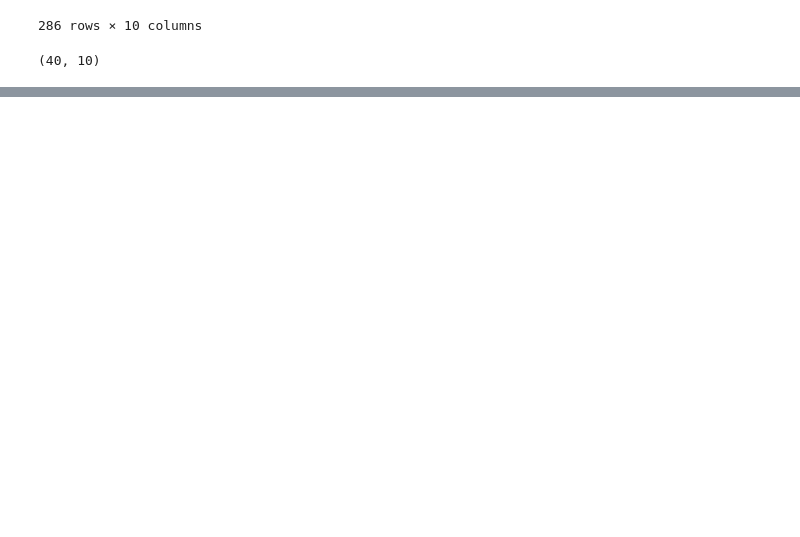
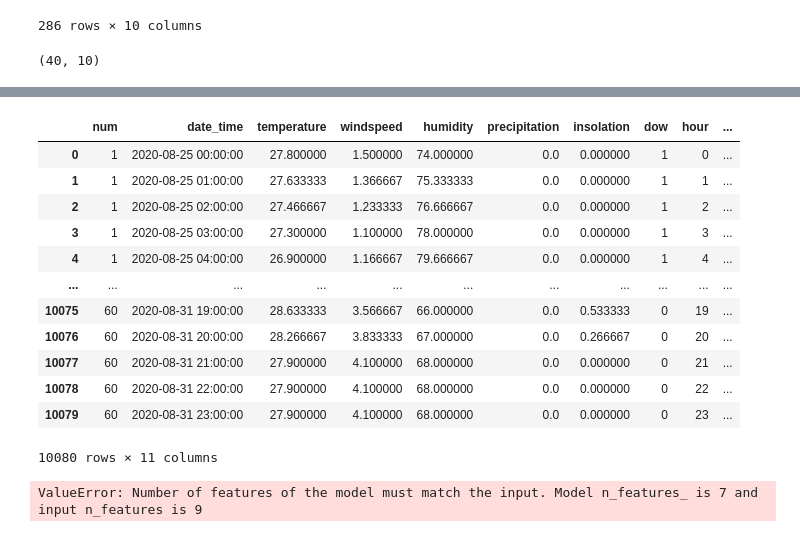
Before and after one commit to sainthm/MGS_AI_DS, a Jupyter notebook: YDK/dacon/AI_competition_for_predicting_power_usage/Prediction_of_power_consumption_PJT.ipynb, the cells around one changed output, grey strips where cells are left out. Drawn from its saved outputs; the diff is of its cells as text; code cells hidden in the pictures; blank space fills up the shorter version.

```diff
--- a/YDK/dacon/AI_competition_for_predicting_power_usage/Prediction_of_power_consumption_PJT.ipynb
+++ b/YDK/dacon/AI_competition_for_predicting_power_usage/Prediction_of_power_consumption_PJT.ipynb
@@ -502,0 +505,7 @@ print(X_train.shape, X_val.shape, y_train.shape, y_val.shape)
+# %%
+## To-Do-2
+
+test['dow'] = test.date_time.dt.dayofweek
+test['hour'] = test.date_time.dt.hour
+X_test = test.drop(columns=["num", "date_time"])
+X_test
@@ -502,0 +526,30 @@ print(X_train.shape, X_val.shape, y_train.shape, y_val.shape)
+# %%
+# 2. 건물 정보
+# train에 있는 건물별 각 시간의 건물 정보를 그대로 쓸 수 있지 않을까?
+## TO-DO
+#  1) train에 있는 각 건물별로 elec_cool와 solar가 같은지 체크
+
+
+#  2) 같다면, test data에 같은 건물 번호를 가지는 데이터에 연결.
+building_info = train[["num", "elec_cool", "solar"]].drop_duplicates()
+test = pd.merge(test.drop(columns=["elec_cool", "solar"]), building_info, on="num")
+test
+# %% [output]
+|  | num | date_time | temperature | windspeed | humidity | precipitation | insolation | dow | hour | ... |
+| 0 | 1 | 2020-08-25 00:00:00 | 27.800000 | 1.500000 | 74.000000 | 0.0 | 0.000000 | 1 | 0 | ... |
+| 1 | 1 | 2020-08-25 01:00:00 | 27.633333 | 1.366667 | 75.333333 | 0.0 | 0.000000 | 1 | 1 | ... |
+| 2 | 1 | 2020-08-25 02:00:00 | 27.466667 | 1.233333 | 76.666667 | 0.0 | 0.000000 | 1 | 2 | ... |
+| 3 | 1 | 2020-08-25 03:00:00 | 27.300000 | 1.100000 | 78.000000 | 0.0 | 0.000000 | 1 | 3 | ... |
+| 4 | 1 | 2020-08-25 04:00:00 | 26.900000 | 1.166667 | 79.666667 | 0.0 | 0.000000 | 1 | 4 | ... |
+| ... | ... | ... | ... | ... | ... | ... | ... | ... | ... | ... |
+| 10075 | 60 | 2020-08-31 19:00:00 | 28.633333 | 3.566667 | 66.000000 | 0.0 | 0.533333 | 0 | 19 | ... |
+| 10076 | 60 | 2020-08-31 20:00:00 | 28.266667 | 3.833333 | 67.000000 | 0.0 | 0.266667 | 0 | 20 | ... |
+| 10077 | 60 | 2020-08-31 21:00:00 | 27.900000 | 4.100000 | 68.000000 | 0.0 | 0.000000 | 0 | 21 | ... |
+| 10078 | 60 | 2020-08-31 22:00:00 | 27.900000 | 4.100000 | 68.000000 | 0.0 | 0.000000 | 0 | 22 | ... |
+| 10079 | 60 | 2020-08-31 23:00:00 | 27.900000 | 4.100000 | 68.000000 | 0.0 | 0.000000 | 0 | 23 | ... |
+10080 rows × 11 columns
+# %%
+result = best_model.predict(X_test)
+result
+# %% [output]
+ValueError: Number of features of the model must match the input. Model n_features_ is 7 and input n_features is 9
```
Also changed, not shown: parts of 45 cells of this notebook.
